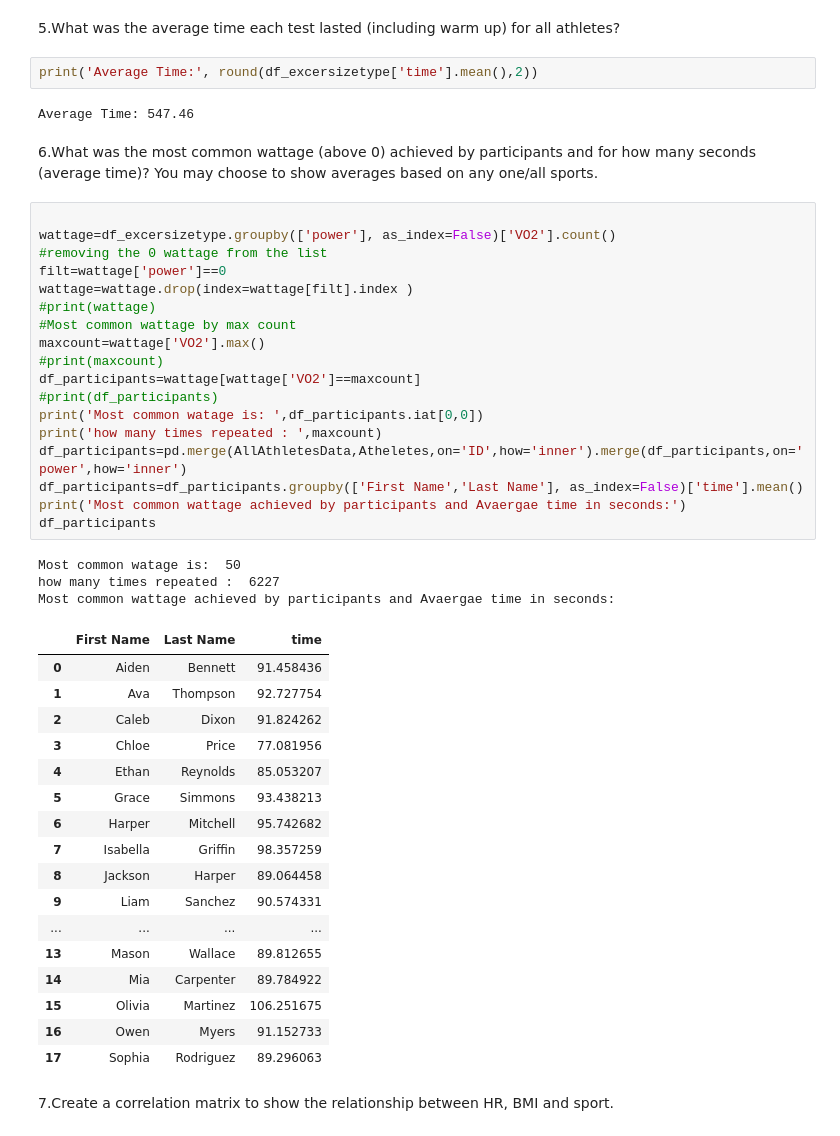
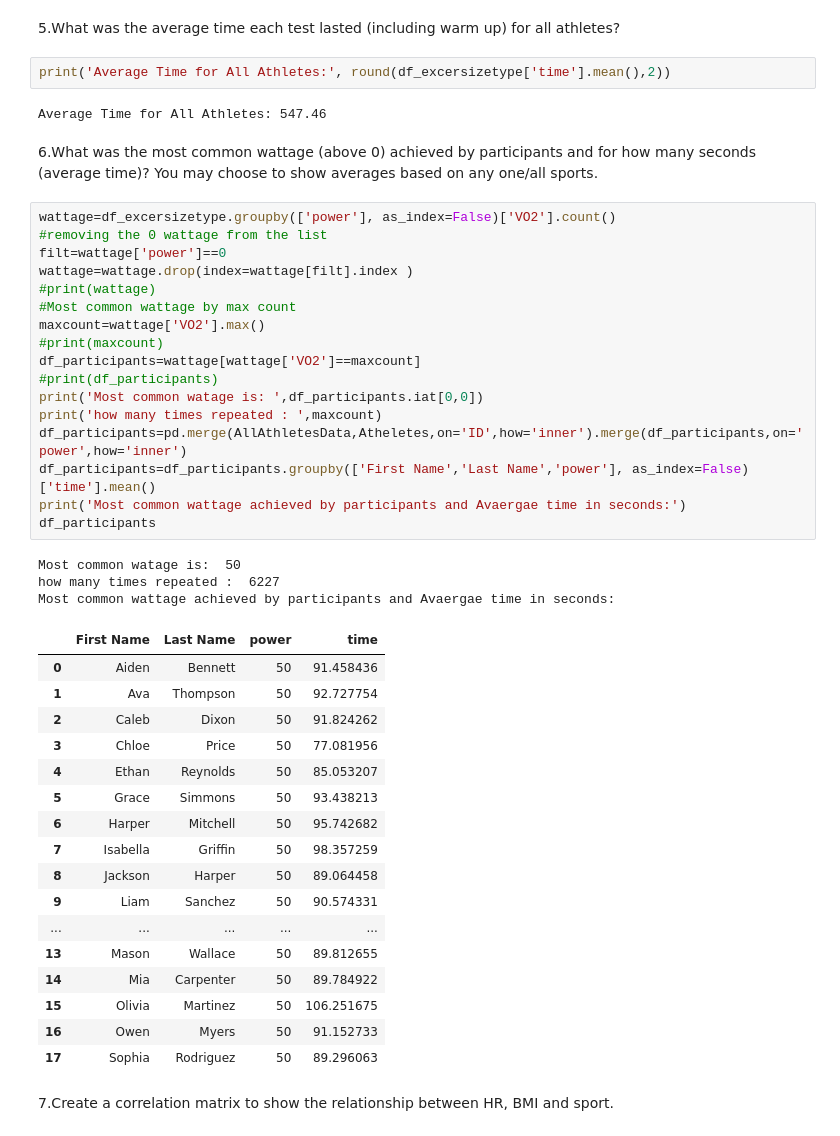
Before and after one commit to kalyankranth/10_Pythoncharms_PythonHackathon_Aug24, a Jupyter notebook: AnithaPattipati_Questions1-16.ipynb, the cells around one changed output. Drawn from its saved outputs; the diff is of its cells as text.

```diff
--- a/AnithaPattipati_Questions1-16.ipynb
+++ b/AnithaPattipati_Questions1-16.ipynb
@@ -52,51 +100,50 @@ Average time: 604.0
 # %% [markdown]
 5.What was the average time each test lasted (including warm up) for all athletes?
 # %%
-print('Average Time:', round(df_excersizetype['time'].mean(),2))
+print('Average Time for All Athletes:', round(df_excersizetype['time'].mean(),2))
 # %% [output]
-Average Time: 547.46
+Average Time for All Athletes: 547.46
 # %% [markdown]
 6.What was the most common  wattage (above 0) achieved by participants and for how many seconds (average time)?
 You may choose to show averages based on any one/all sports.
 # %%
-
 wattage=df_excersizetype.groupby(['power'], as_index=False)['VO2'].count()
 #removing the 0 wattage from the list
 filt=wattage['power']==0
 wattage=wattage.drop(index=wattage[filt].index )
 #print(wattage)
 #Most common wattage by max count
 maxcount=wattage['VO2'].max()
 #print(maxcount)
 df_participants=wattage[wattage['VO2']==maxcount]
 #print(df_participants)
 print('Most common watage is: ',df_participants.iat[0,0])
 print('how many times repeated : ',maxcount)
 df_participants=pd.merge(AllAthletesData,Atheletes,on='ID',how='inner').merge(df_participants,on='power',how='inner')
-df_participants=df_participants.groupby(['First Name','Last Name'], as_index=False)['time'].mean()
+df_participants=df_participants.groupby(['First Name','Last Name','power'], as_index=False)['time'].mean()
 print('Most common wattage achieved by participants and Avaergae time in seconds:')
 df_participants
 # %% [output]
 Most common watage is:  50
 how many times repeated :  6227
 Most common wattage achieved by participants and Avaergae time in seconds:
-|  | First Name | Last Name | time |
-| 0 | Aiden | Bennett | 91.458436 |
-| 1 | Ava | Thompson | 92.727754 |
-| 2 | Caleb | Dixon | 91.824262 |
-| 3 | Chloe | Price | 77.081956 |
-| 4 | Ethan | Reynolds | 85.053207 |
-| 5 | Grace | Simmons | 93.438213 |
-| 6 | Harper | Mitchell | 95.742682 |
-| 7 | Isabella | Griffin | 98.357259 |
-| 8 | Jackson | Harper | 89.064458 |
-| 9 | Liam | Sanchez | 90.574331 |
-| ... | ... | ... | ... |
-| 13 | Mason | Wallace | 89.812655 |
-| 14 | Mia | Carpenter | 89.784922 |
-| 15 | Olivia | Martinez | 106.251675 |
-| 16 | Owen | Myers | 91.152733 |
-| 17 | Sophia | Rodriguez | 89.296063 |
+|  | First Name | Last Name | power | time |
+| 0 | Aiden | Bennett | 50 | 91.458436 |
+| 1 | Ava | Thompson | 50 | 92.727754 |
+| 2 | Caleb | Dixon | 50 | 91.824262 |
+| 3 | Chloe | Price | 50 | 77.081956 |
+| 4 | Ethan | Reynolds | 50 | 85.053207 |
+| 5 | Grace | Simmons | 50 | 93.438213 |
+| 6 | Harper | Mitchell | 50 | 95.742682 |
+| 7 | Isabella | Griffin | 50 | 98.357259 |
+| 8 | Jackson | Harper | 50 | 89.064458 |
+| 9 | Liam | Sanchez | 50 | 90.574331 |
+| ... | ... | ... | ... | ... |
+| 13 | Mason | Wallace | 50 | 89.812655 |
+| 14 | Mia | Carpenter | 50 | 89.784922 |
+| 15 | Olivia | Martinez | 50 | 106.251675 |
+| 16 | Owen | Myers | 50 | 91.152733 |
+| 17 | Sophia | Rodriguez | 50 | 89.296063 |
 # %% [markdown]
 7.Create a correlation matrix to show the relationship between HR, BMI and sport.
 # %% [markdown]
```
Also changed, not shown: parts of 7 cells of this notebook, 1 other file.
